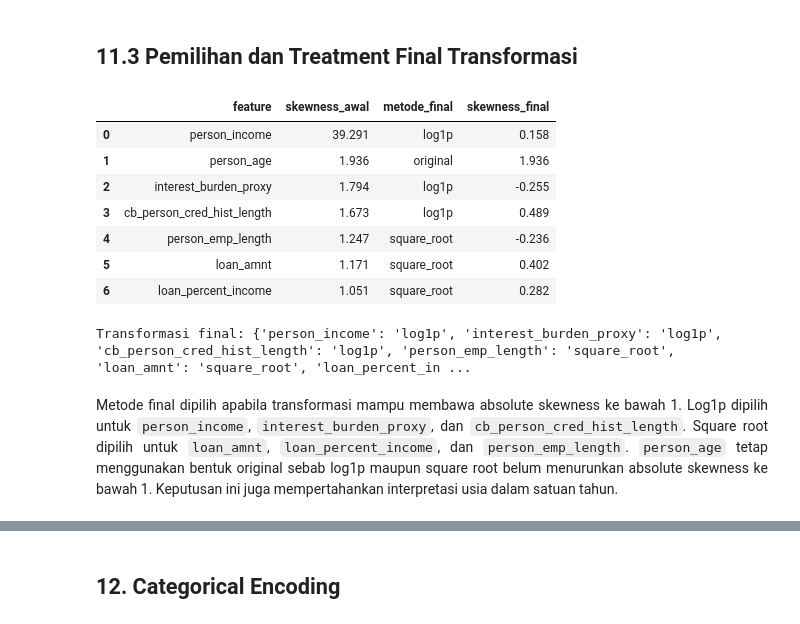
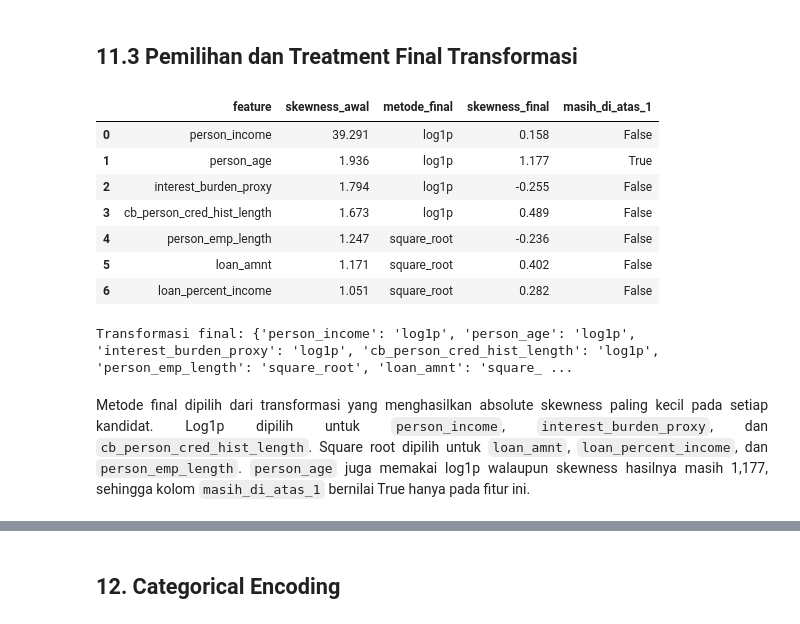
Before and after one commit to khansafiryal/Preprocessing_DSMBC, a Jupyter notebook: DSMBC_Day2_Preprocessing.ipynb, the cells around one changed output, grey strips where cells are left out. Cells and saved outputs as stored; diff of their text form; code cells hidden in the pictures.

```diff
--- a/DSMBC_Day2_Preprocessing.ipynb
+++ b/DSMBC_Day2_Preprocessing.ipynb
@@ -1071,6 +1153,7 @@ plt.show()
 decision_rows = []
 
 for col in skew_candidates:
+    # ambil hasil perbandingan milik fitur ini
     feature_result = transform_comparison[
         transform_comparison["feature"] == col
     ].copy()
@@ -1078,48 +1161,49 @@ for col in skew_candidates:
     original_row = feature_result[
         feature_result["method"] == "original"
     ].iloc[0]
 
     transformed_result = feature_result[
         feature_result["method"] != "original"
     ]
 
+    # selalu pilih transformasi dengan absolute skewness paling kecil,
+    # walaupun hasilnya masih di atas 1
     best_transform = transformed_result.loc[
         transformed_result["abs_skewness"].idxmin()
     ]
 
-    if best_transform["abs_skewness"] < 1:
-        final_method = best_transform["method"]
-        final_skewness = best_transform["skewness"]
-    else:
-        final_method = "original"
-        final_skewness = original_row["skewness"]
+    final_method = best_transform["method"]
+    final_skewness = best_transform["skewness"]
 
     decision_rows.append({
         "feature": col,
         "skewness_awal": original_row["skewness"],
         "metode_final": final_method,
-        "skewness_final": final_skewness
+        "skewness_final": final_skewness,
+        # penanda fitur yang masih miring setelah transformasi terbaik
+        "masih_di_atas_1": bool(abs(final_skewness) > 1)
     })
 
 transform_decision = pd.DataFrame(decision_rows)
 
+# daftar transformasi yang akan diterapkan pada tahap berikutnya
 selected_transforms = {
     row["feature"]: row["metode_final"]
     for _, row in transform_decision.iterrows()
     if row["metode_final"] != "original"
 }
 
 display(transform_decision.round(3))
 print("Transformasi final:", selected_transforms)
 # %% [output]
-|  | feature | skewness_awal | metode_final | skewness_final |
-| 0 | person_income | 39.291 | log1p | 0.158 |
-| 1 | person_age | 1.936 | original | 1.936 |
-| 2 | interest_burden_proxy | 1.794 | log1p | -0.255 |
-| 3 | cb_person_cred_hist_length | 1.673 | log1p | 0.489 |
-| 4 | person_emp_length | 1.247 | square_root | -0.236 |
-| 5 | loan_amnt | 1.171 | square_root | 0.402 |
-| 6 | loan_percent_income | 1.051 | square_root | 0.282 |
+|  | feature | skewness_awal | metode_final | skewness_final | masih_di_atas_1 |
+| 0 | person_income | 39.291 | log1p | 0.158 | False |
+| 1 | person_age | 1.936 | log1p | 1.177 | True |
+| 2 | interest_burden_proxy | 1.794 | log1p | -0.255 | False |
+| 3 | cb_person_cred_hist_length | 1.673 | log1p | 0.489 | False |
+| 4 | person_emp_length | 1.247 | square_root | -0.236 | False |
+| 5 | loan_amnt | 1.171 | square_root | 0.402 | False |
+| 6 | loan_percent_income | 1.051 | square_root | 0.282 | False |
-Transformasi final: {'person_income': 'log1p', 'interest_burden_proxy': 'log1p', 'cb_person_cred_hist_length': 'log1p', 'person_emp_length': 'square_root', 'loan_amnt': 'square_root', 'loan_percent_in ...
+Transformasi final: {'person_income': 'log1p', 'person_age': 'log1p', 'interest_burden_proxy': 'log1p', 'cb_person_cred_hist_length': 'log1p', 'person_emp_length': 'square_root', 'loan_amnt': 'square_ ...
 # %% [markdown]
-<div style="text-align: justify; line-height: 1.65;">Metode final dipilih apabila transformasi mampu membawa absolute skewness ke bawah 1. Log1p dipilih untuk <code>person_income</code>, <code>interest_burden_proxy</code>, dan <code>cb_person_cred_hist_length</code>. Square root dipilih untuk <code>loan_amnt</code>, <code>loan_percent_income</code>, dan <code>person_emp_length</code>. <code>person_age</code> tetap menggunakan bentuk original sebab log1p maupun square root belum menurunkan absolute skewness ke bawah 1. Keputusan ini juga mempertahankan interpretasi usia dalam satuan tahun.</div>
+<div style="text-align: justify; line-height: 1.65;">Metode final dipilih dari transformasi yang menghasilkan absolute skewness paling kecil pada setiap kandidat. Log1p dipilih untuk <code>person_income</code>, <code>interest_burden_proxy</code>, dan <code>cb_person_cred_hist_length</code>. Square root dipilih untuk <code>loan_amnt</code>, <code>loan_percent_income</code>, dan <code>person_emp_length</code>. <code>person_age</code> juga memakai log1p walaupun skewness hasilnya masih 1,177, sehingga kolom <code>masih_di_atas_1</code> bernilai True hanya pada fitur ini.</div>
```
Also changed, not shown: parts of 72 cells of this notebook, 1 other file.
